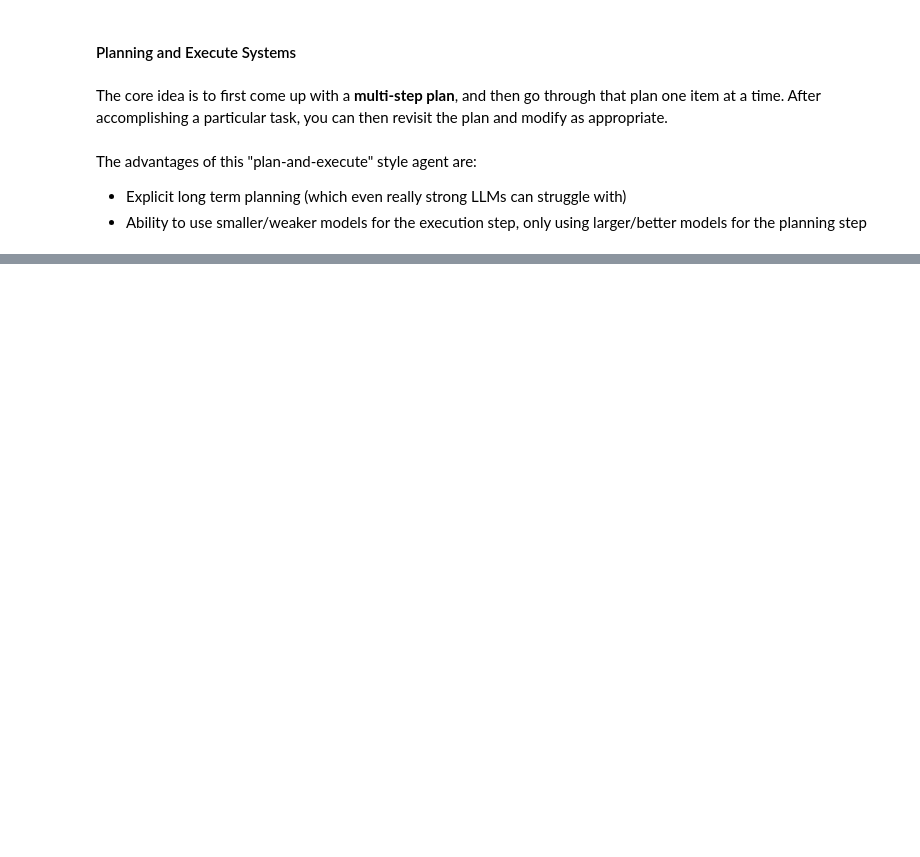
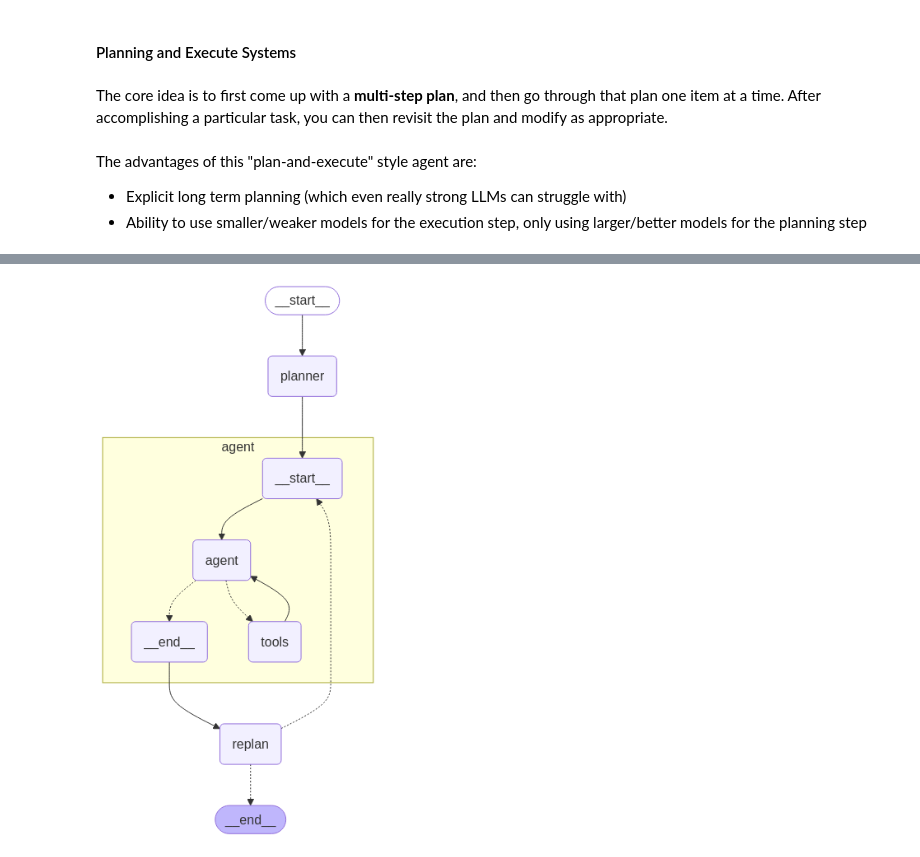
Before and after one commit to 45-Hrishi/Agentic-AI, a Jupyter notebook: Langgraph Framework/Tutorials/11_planning_agent_systems/01_planning_and_execute.ipynb, the cells around one changed output, grey strips where cells are left out. Drawn from its saved outputs; the diff is of its cells as text; code cells hidden in the pictures; blank space fills up the shorter version.

```diff
--- a/Langgraph Framework/Tutorials/11_planning_agent_systems/01_planning_and_execute.ipynb
+++ b/Langgraph Framework/Tutorials/11_planning_agent_systems/01_planning_and_execute.ipynb
@@ -137,0 +237,6 @@ async def execute_step(state: PlanExecute):
+# %%
+from IPython.display import Image, display
+
+display(Image(app.get_graph(xray=True).draw_mermaid_png()))
+# %% [output]
+[figure, added]
```
Also changed, not shown: parts of 14 cells of this notebook, 5 other files.
